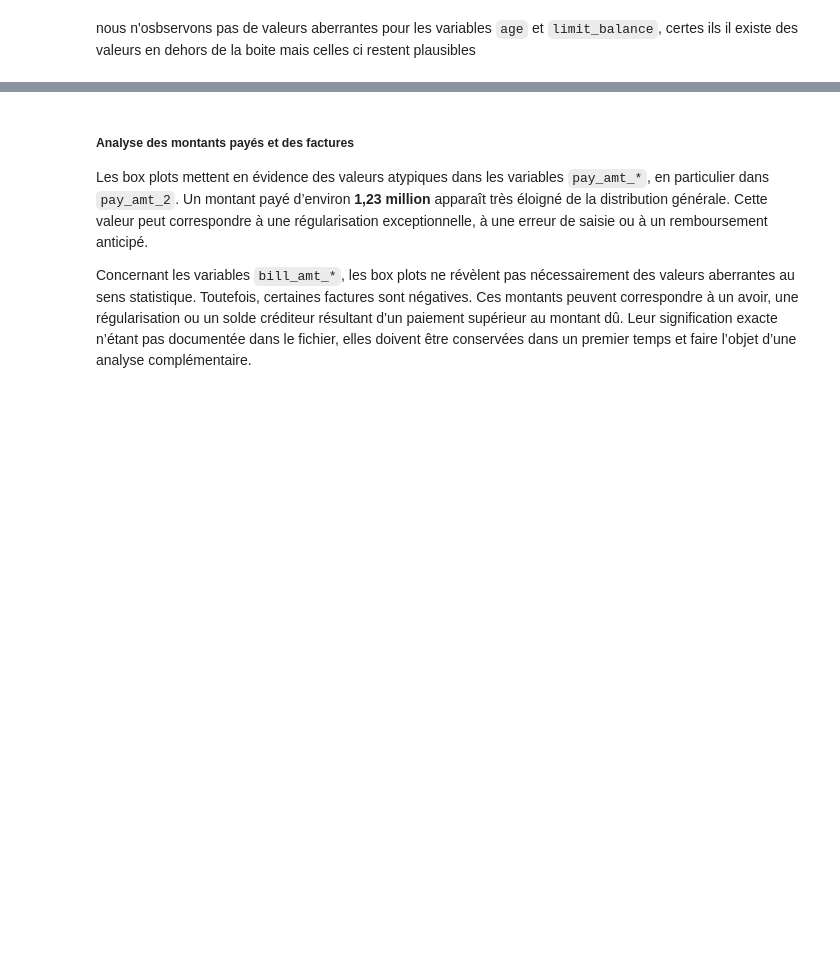
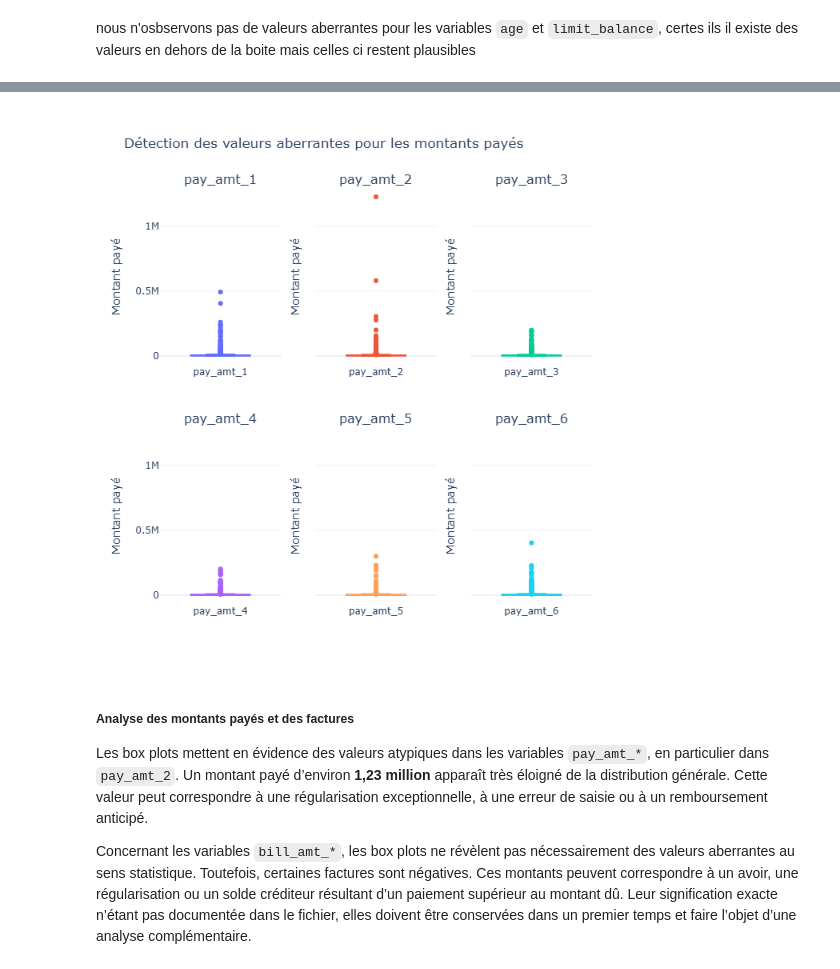
Before and after one commit to Tibak2206/Talk_to_my_data, a Jupyter notebook: notebooks/01_setup_repo_et_eda.ipynb, the cells around one changed output, grey strips where cells are left out. Saved outputs shown, nothing was run; the diff lists cells and outputs as text; code cells hidden in the pictures; blank space fills up the shorter version.

```diff
--- a/notebooks/01_setup_repo_et_eda.ipynb
+++ b/notebooks/01_setup_repo_et_eda.ipynb
@@ -406,5 +408,5 @@ fig.update_yaxes(
     matches="y"
 )
 
-display(HTML(fig.to_html(include_plotlyjs="cdn")))
+fig.show("png")
 # %% [output]
@@ -412,3 +413,4 @@ display(HTML(fig.to_html(include_plotlyjs="cdn")))
+[figure, added]
 # %% [markdown]
 ##### **Analyse des montants payés et des factures**
 
```
Also changed, not shown: parts of 18 cells of this notebook, 3 other files.
